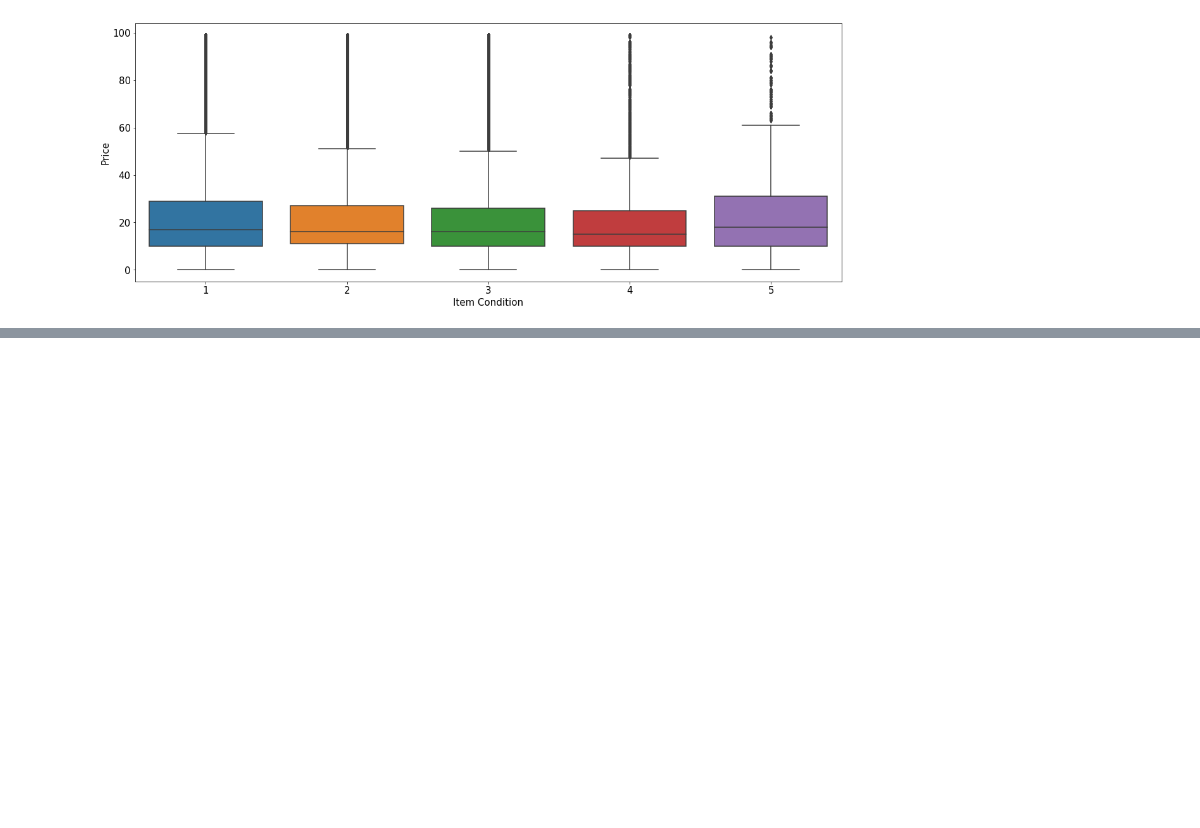
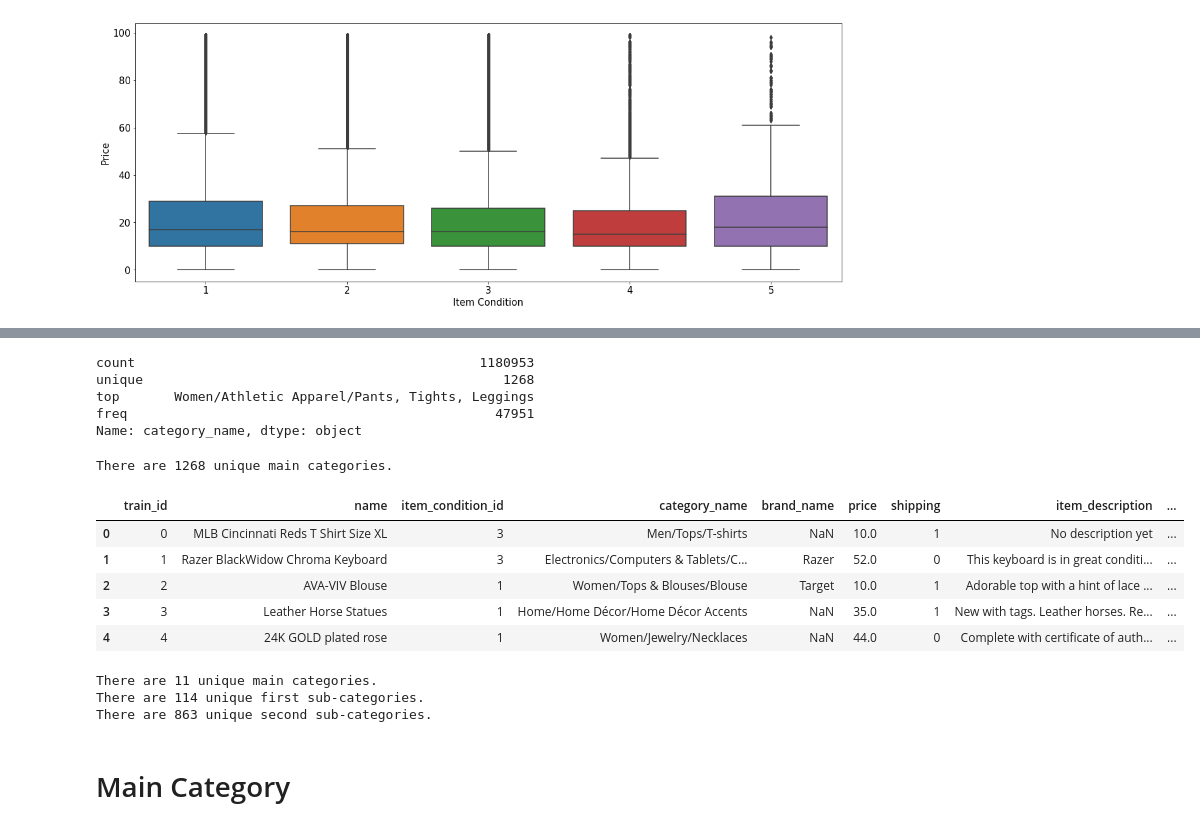
Before and after one commit to Sparrowan/Mercari-price-prediction, a Jupyter notebook: Mercari_Price_Prediction.ipynb, the cells around one changed output, grey strips where cells are left out. Drawn from its saved outputs; the diff is of its cells as text; code cells hidden in the pictures; blank space fills up the shorter version.

```diff
--- a/Mercari_Price_Prediction.ipynb
+++ b/Mercari_Price_Prediction.ipynb
@@ -222,0 +261,27 @@ plt.show()
+# %%
+train['category_name'].describe()
+# %% [output]
+count                                            1180953
+unique                                              1268
+top       Women/Athletic Apparel/Pants, Tights, Leggings
+freq                                               47951
+Name: category_name, dtype: object
+# %%
+print("There are %d unique main categories." % train['category_name'].nunique())
+# %% [output]
+There are 1268 unique main categories.
+# %%
+def split_cat(text):
+    try: return text.split("/")
+    except: return ("Category Unknown", "Category Unknown", "Category Unknown")
+
+train['main_cat'], train['subcat_1'], train['subcat_2'] = zip(*train['category_name'].apply(lambda x: split_cat(x)))
+test['main_cat'], test['subcat_1'], test['subcat_2'] = zip(*test['category_name'].apply(lambda x: split_cat(x)))
+train.head()
+# %% [output]
+|  | train_id | name | item_condition_id | category_name | brand_name | price | shipping | item_description | ... |
+| 0 | 0 | MLB Cincinnati Reds T Shirt Size XL | 3 | Men/Tops/T-shirts | NaN | 10.0 | 1 | No description yet | ... |
+| 1 | 1 | Razer BlackWidow Chroma Keyboard | 3 | Electronics/Computers & Tablets/C... | Razer | 52.0 | 0 | This keyboard is in great conditi... | ... |
+| 2 | 2 | AVA-VIV Blouse | 1 | Women/Tops & Blouses/Blouse | Target | 10.0 | 1 | Adorable top with a hint of lace ... | ... |
+| 3 | 3 | Leather Horse Statues | 1 | Home/Home Décor/Home Décor Accents | NaN | 35.0 | 1 | New with tags. Leather horses. Re... | ... |
+| 4 | 4 | 24K GOLD plated rose | 1 | Women/Jewelry/Necklaces | NaN | 44.0 | 0 | Complete with certificate of auth... | ... |
@@ -222,0 +312,10 @@ plt.show()
+# %%
+print("There are %d unique main categories." % train['main_cat'].nunique())
+print("There are %d unique first sub-categories." % train['subcat_1'].nunique())
+print("There are %d unique second sub-categories." % train['subcat_2'].nunique())
+# %% [output]
+There are 11 unique main categories.
+There are 114 unique first sub-categories.
+There are 863 unique second sub-categories.
+# %% [markdown]
+<h1>Main Category</h2>
```
Also changed, not shown: parts of 10 cells of this notebook.
